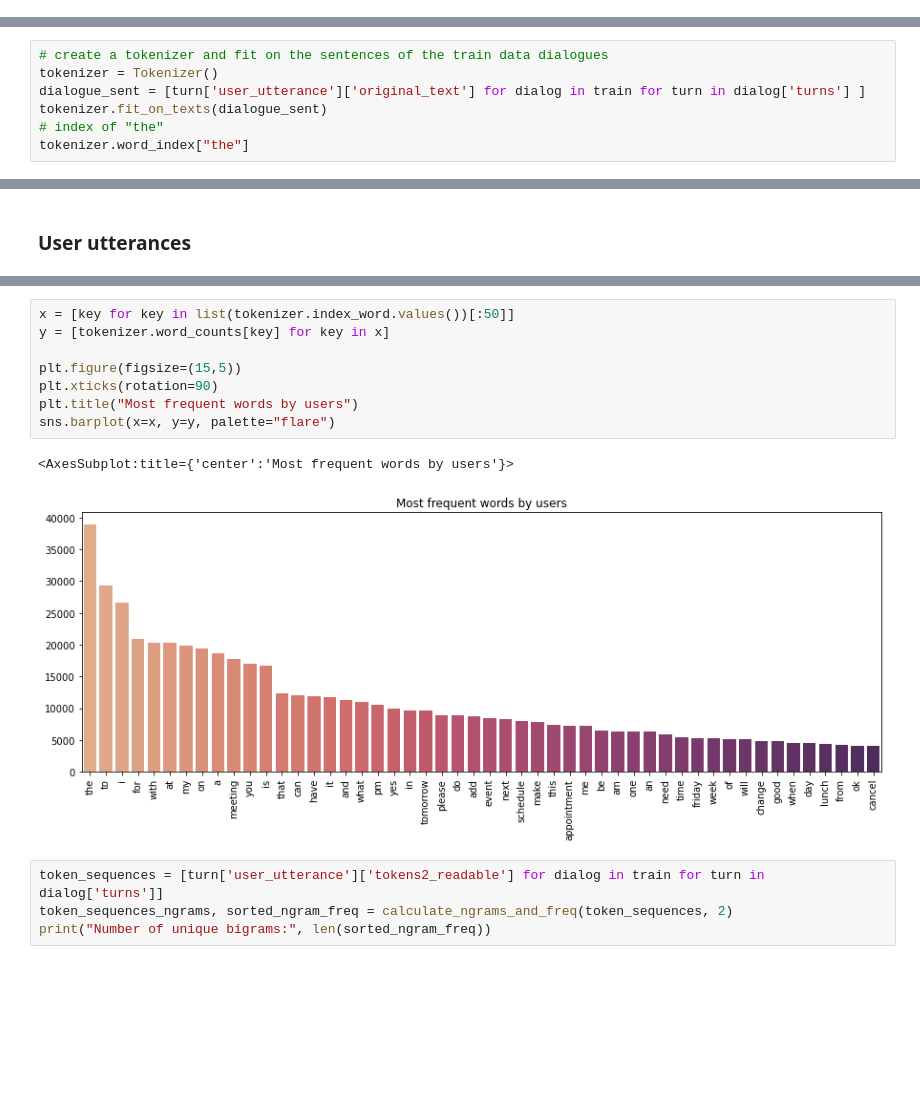
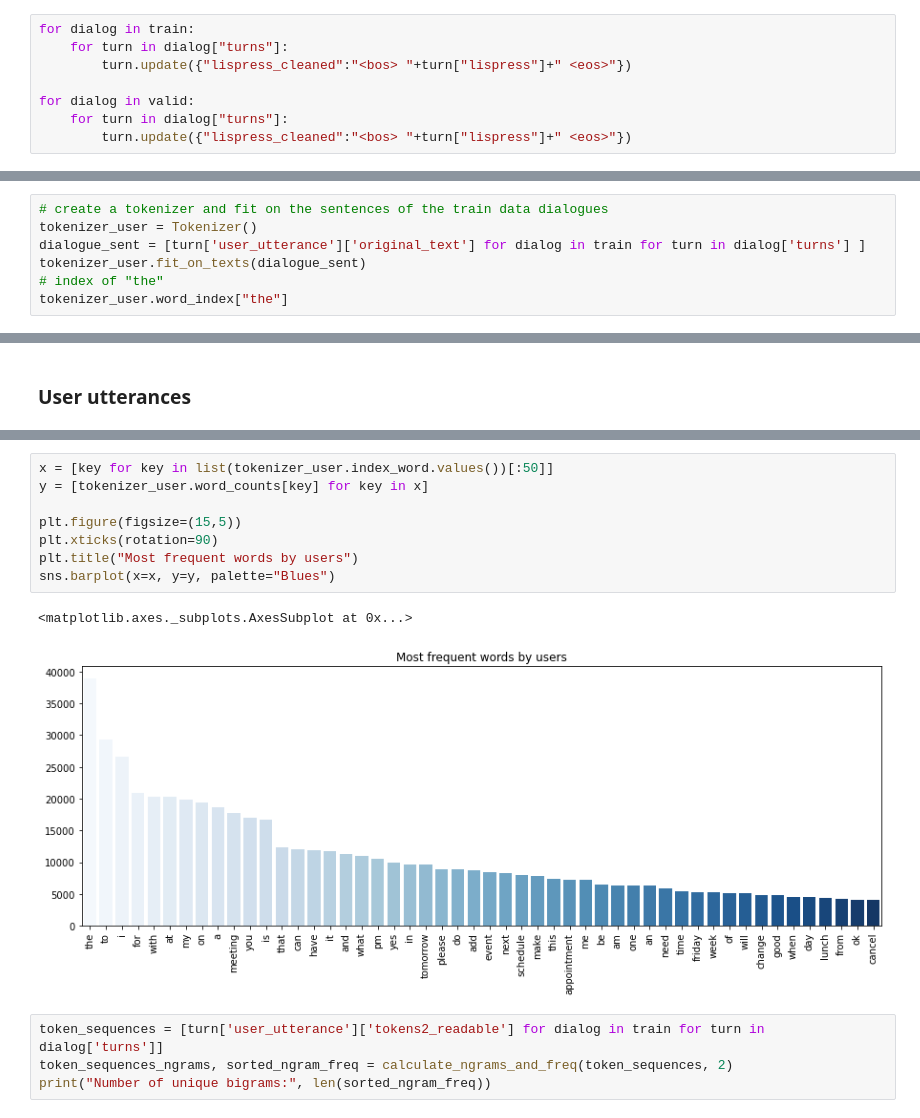
Before and after one commit to Balazska/DaDTeam, a Jupyter notebook: DaDTeam_milestone_I.ipynb, the cells around one changed output, grey strips where cells are left out. Drawn from its saved outputs; the diff is of its cells as text; blank space fills up the shorter version.

```diff
--- a/DaDTeam_milestone_I.ipynb
+++ b/DaDTeam_milestone_I.ipynb
@@ -175,0 +178,8 @@ The validation data consists the same structure of dialogues
+# %%
+for dialog in train:
+    for turn in dialog["turns"]:
+        turn.update({"lispress_cleaned":"<bos> "+turn["lispress"]+" <eos>"})
+
+for dialog in valid:
+    for turn in dialog["turns"]:
+        turn.update({"lispress_cleaned":"<bos> "+turn["lispress"]+" <eos>"})
@@ -180,10 +194,10 @@ Although the train and validation data are tokenized (contain a field with the t
 from tensorflow.keras.preprocessing.text import Tokenizer
 # %%
 # create a tokenizer and fit on the sentences of the train data dialogues
-tokenizer = Tokenizer()
+tokenizer_user = Tokenizer()
 dialogue_sent = [turn['user_utterance']['original_text'] for dialog in train for turn in dialog['turns'] ]
-tokenizer.fit_on_texts(dialogue_sent)
+tokenizer_user.fit_on_texts(dialogue_sent)
 # index of "the"
-tokenizer.word_index["the"]
+tokenizer_user.word_index["the"]
 # %% [output]
 1
@@ -277,15 +315,15 @@ sns.barplot(x=list(user_utt_freq.values())[:50], y=list(user_utt_freq.keys())[:5
 [figure]
 # %%
-x = [key for key in list(tokenizer.index_word.values())[:50]]
-y = [tokenizer.word_counts[key] for key in x]
+x = [key for key in list(tokenizer_user.index_word.values())[:50]]
+y = [tokenizer_user.word_counts[key] for key in x]
 
 plt.figure(figsize=(15,5))
 plt.xticks(rotation=90)
 plt.title("Most frequent words by users")
-sns.barplot(x=x, y=y, palette="flare")
+sns.barplot(x=x, y=y, palette="Blues")
 # %% [output]
-<AxesSubplot:title={'center':'Most frequent words by users'}>
+<matplotlib.axes._subplots.AxesSubplot at 0x...>
-[figure, old version]
+[figure, new version]
 # %%
 token_sequences = [turn['user_utterance']['tokens2_readable'] for dialog in train for turn in dialog['turns']]
 token_sequences_ngrams, sorted_ngram_freq = calculate_ngrams_and_freq(token_sequences, 2)
```
Also changed, not shown: parts of 34 cells of this notebook, 1 other file.
